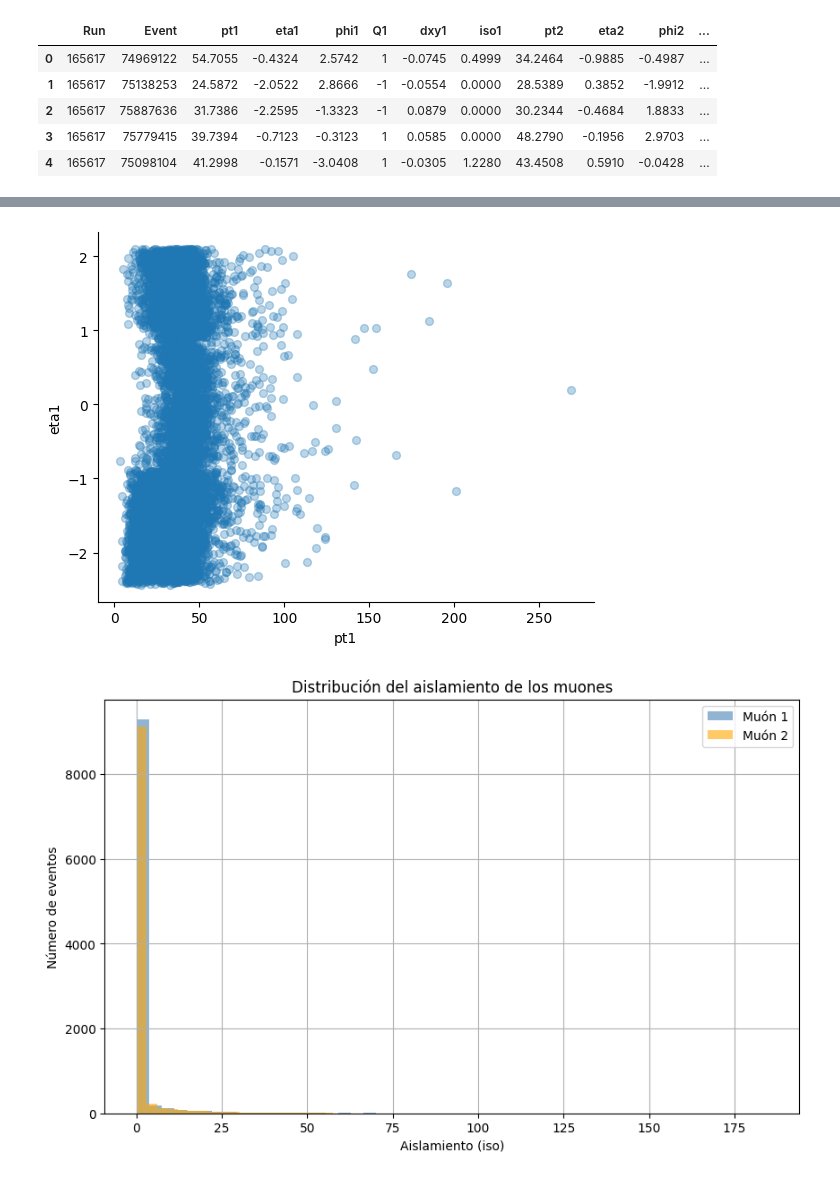
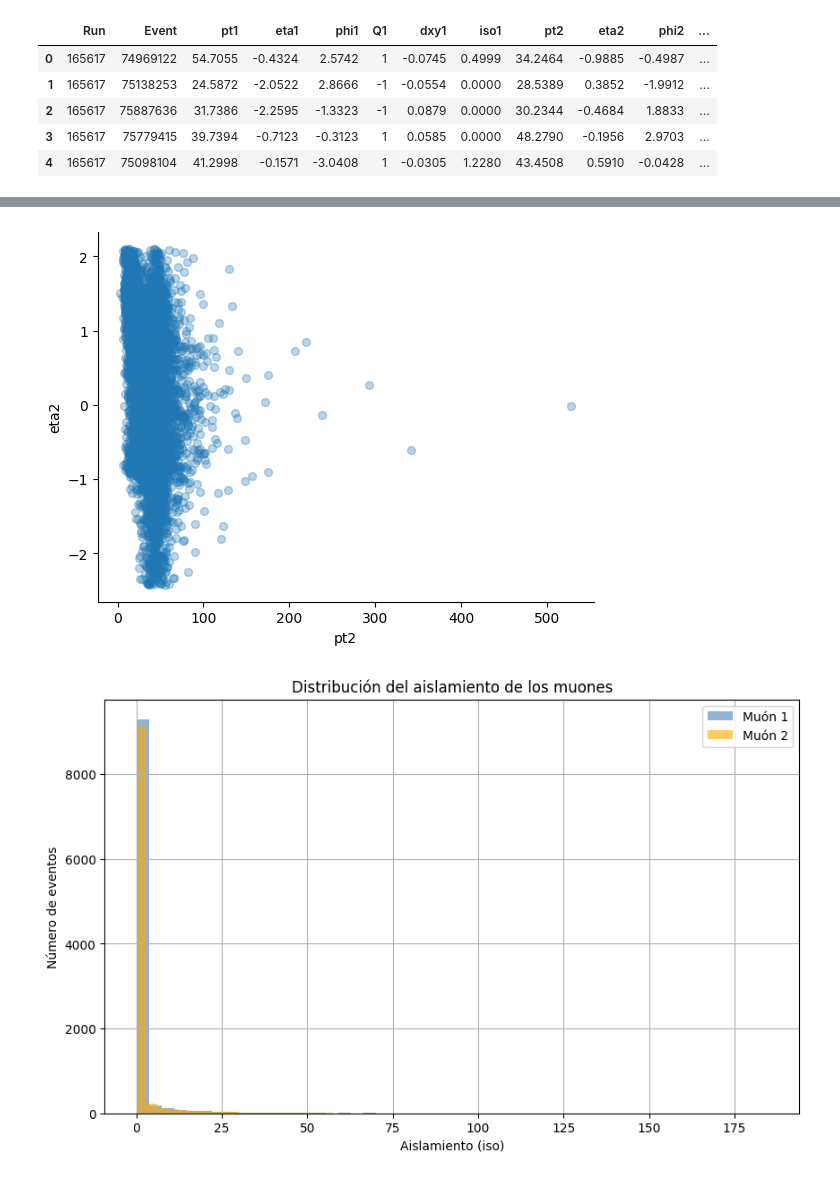
Before and after one commit to ProgramasParaFisicaDeParticulas/lecturadedatosabiertoscmszmumu-Pioquinto9, a Jupyter notebook: CMSOpenDataZtoMuMu.ipynb, the cells around one changed output, grey strips where cells are left out. Cells and saved outputs as stored; diff of their text form; code cells hidden in the pictures.

```diff
--- a/CMSOpenDataZtoMuMu.ipynb
+++ b/CMSOpenDataZtoMuMu.ipynb
@@ -21,11 +29,10 @@ particles.head()
 # %%
-# @title pt1 vs eta1
-
+# @title pt2 vs eta2
 from matplotlib import pyplot as plt
-particles.plot(kind='scatter', x='pt1', y='eta1', s=32, alpha=0.3)
+particles.plot(kind='scatter', x='pt2', y='eta2', s=32, alpha=0.3)
 plt.gca().spines[['top', 'right',]].set_visible(False)
 # %% [output]
-[figure, old version]
+[figure, new version]
 # %%
 # Histograma del aislamiento de ambos muones
 plt.figure(figsize=(10, 6))
```
Also changed, not shown: parts of 3 cells of this notebook.
